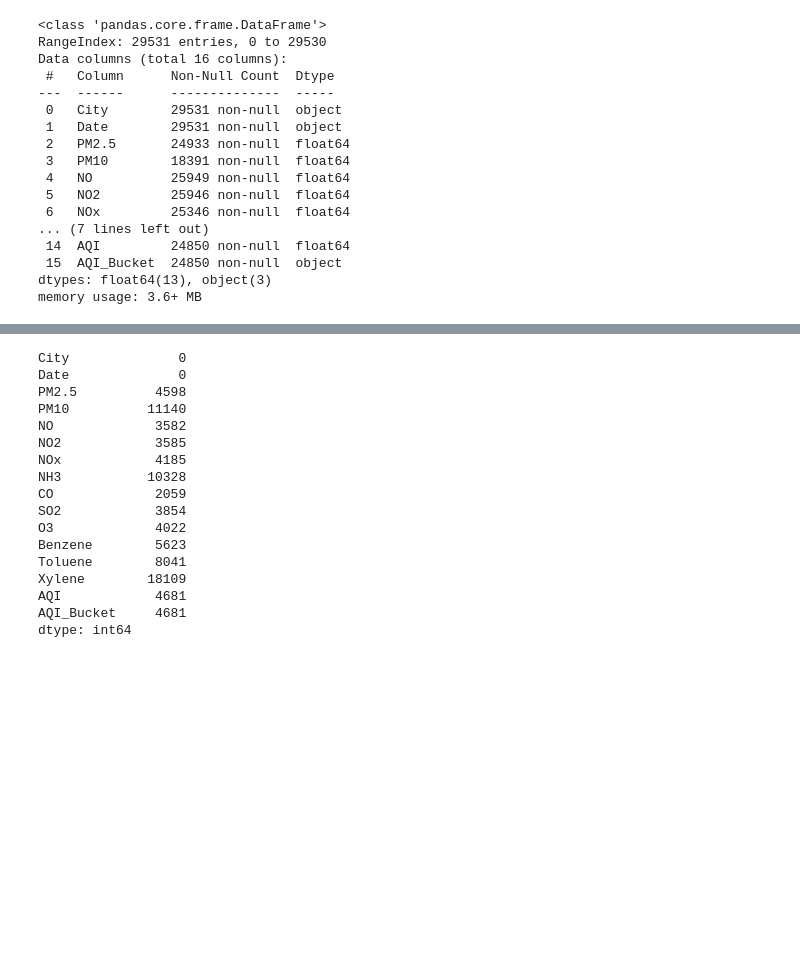
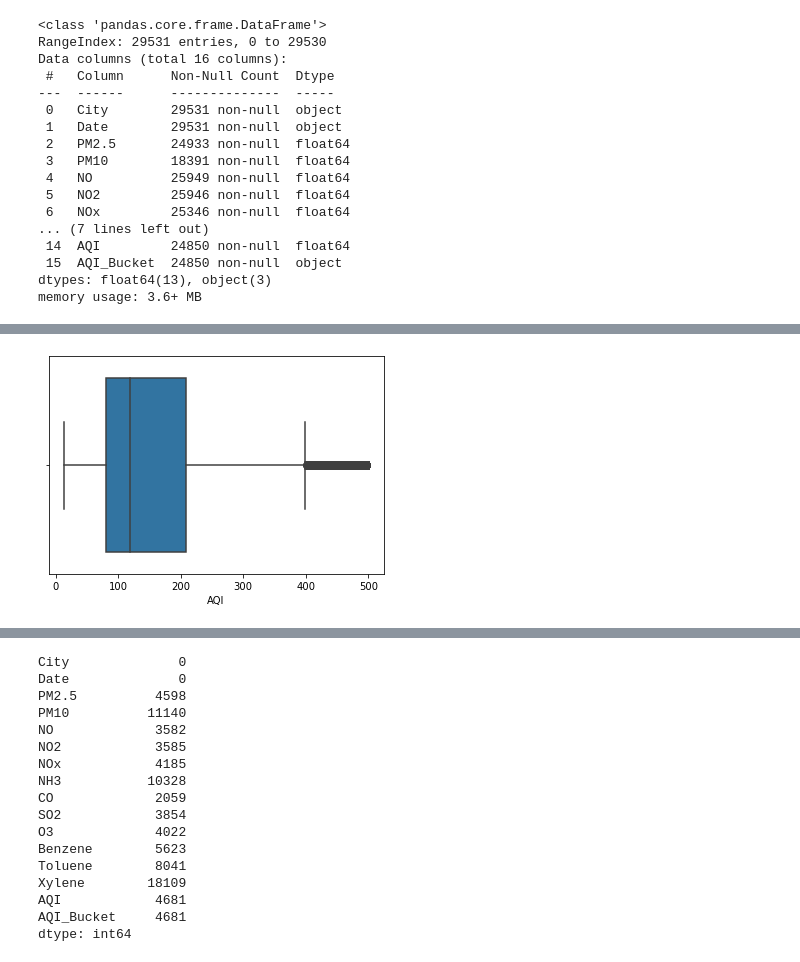
Before and after one commit to majisoubhik01/EDA-of-AQI-India-Dataset-with-Tableau-and-Python, a Jupyter notebook: AQI STS.ipynb, the cells around one changed output, grey strips where cells are left out. Cells and saved outputs as stored; diff of their text form; code cells hidden in the pictures; blank space fills up the shorter version.

```diff
--- a/AQI STS.ipynb
+++ b/AQI STS.ipynb
@@ -34,0 +51,7 @@ memory usage: 3.6+ MB
+# %%
+# To replace any value greater than 500 with 500
+data['AQI'] = np.where(data['AQI'] > 500, 500, data['AQI'])
+# To plot the boxplot after removing outliers
+sns.boxplot(data['AQI']);
+# %% [output]
+[figure, added]
```
Also changed, not shown: parts of 7 cells of this notebook.
